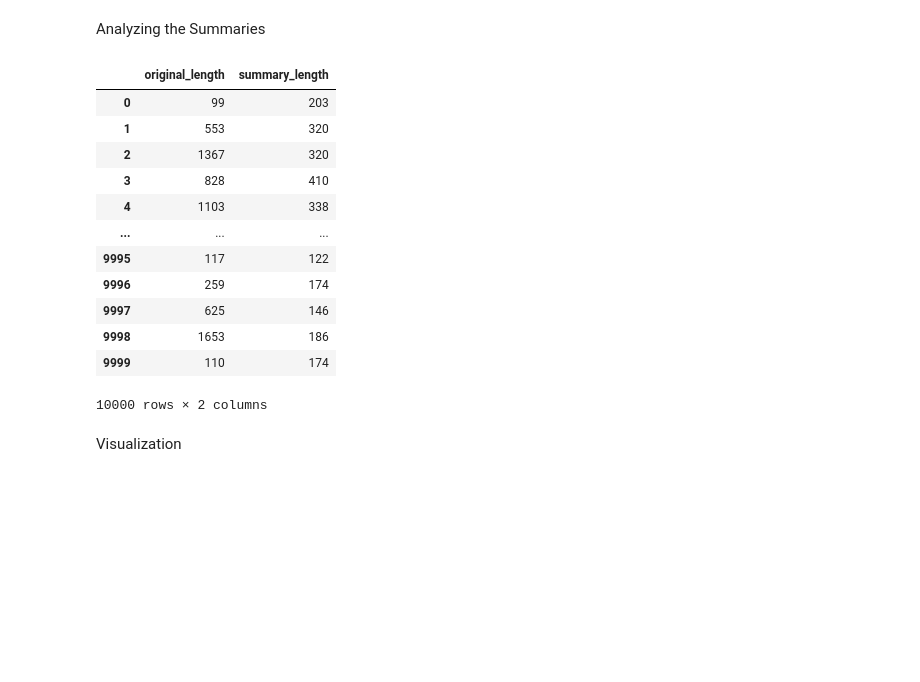
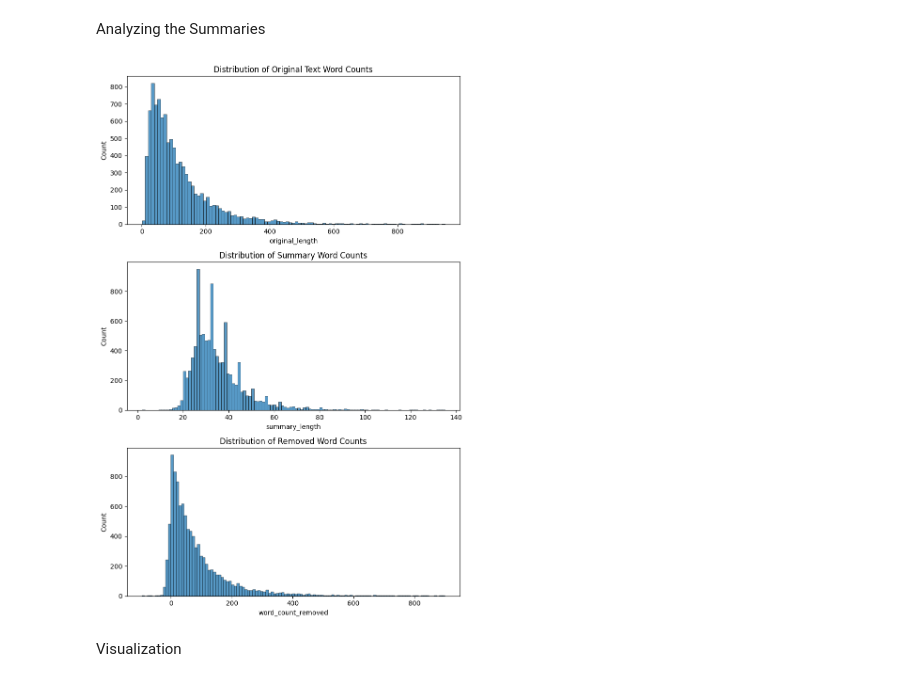
Before and after one commit to raian621/FinalProjectNLP, a Jupyter notebook: FinalProjectNLP.ipynb, the cells around one changed output. Drawn from its saved outputs; the diff is of its cells as text; code cells hidden in the pictures; blank space fills up the shorter version.

```diff
--- a/FinalProjectNLP.ipynb
+++ b/FinalProjectNLP.ipynb
@@ -423,0 +458,5 @@ accuracy:  0.5302999999999999
+# %%
+from torch import nn
+from torch.utils.data import TensorDataset, DataLoader, RandomSampler, SequentialSampler
+
+model = nn.Sequential()
@@ -461,14 +591,14 @@ torch_device = 'cuda:0' if torch.cuda.is_available() else 'cpu'
 Summary Generation Function
 # %%
 def generate_summary(text, tokenizer, model):
-    model.to(torch_device)
+    model.to(TORCH_DEVICE)
     inputs = tokenizer(
         text,
         return_tensors="pt",
         max_length=1024,
         truncation=True,
         padding="max_length",
-    ).to(torch_device)
+    ).to(TORCH_DEVICE)
     summary_ids = model.generate(
         input_ids=inputs["input_ids"],
         attention_mask=inputs["attention_mask"],
@@ -493,27 +623,23 @@ if not path.exists(SOME_REVIEWS_WITH_SUMMARIES_CSV_PATH):
     df.to_csv(SOME_REVIEWS_WITH_SUMMARIES_CSV_PATH, index=False)
 # %% [markdown]
 Analyzing the Summaries
-# %%
-# Calculate the length of the original texts and their summaries
-df['original_length'] = df['text'].apply(len)
-df['summary_length'] = df['summary'].apply(len)
-
-# Display the data with new columns
-display(df[['original_length', 'summary_length']])
-# %% [output]
-|  | original_length | summary_length |
-| 0 | 99 | 203 |
-| 1 | 553 | 320 |
-| 2 | 1367 | 320 |
-| 3 | 828 | 410 |
-| 4 | 1103 | 338 |
-| ... | ... | ... |
-| 9995 | 117 | 122 |
-| 9996 | 259 | 174 |
-| 9997 | 625 | 146 |
-| 9998 | 1653 | 186 |
-| 9999 | 110 | 174 |
-10000 rows × 2 columns
+# %%
+# Calculate the length of the original texts and their summaries
+df['original_length'] = df['text'].progress_apply(lambda x: len(x.split(' ')))
+df['summary_length'] = df['summary'].progress_apply(lambda x: len(x.split(' ')))
+df['word_count_removed'] = df['original_length'] - df['summary_length']
+
+fig, ax = plt.subplots(nrows=3, ncols=1, figsize=(8, 12))
+ax[0].set_title('Distribution of Original Text Word Counts')
+sns.histplot(df['original_length'], ax=ax[0])
+ax[1].set_title('Distribution of Summary Word Counts')
+sns.histplot(df['summary_length'], ax=ax[1])
+ax[2].set_title('Distribution of Removed Word Counts')
+sns.histplot(df['word_count_removed'], ax=ax[2])
+plt.tight_layout()
+plt.show()
+# %% [output]
+[figure, added]
 # %% [markdown]
 Visualization
 # %%
```
Also changed, not shown: parts of 19 cells of this notebook, 4 other files.
